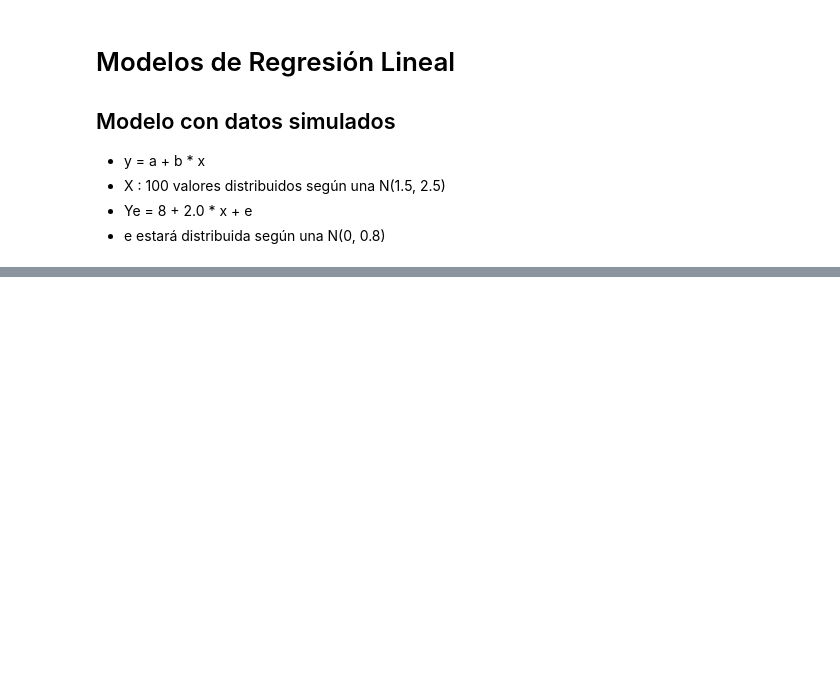
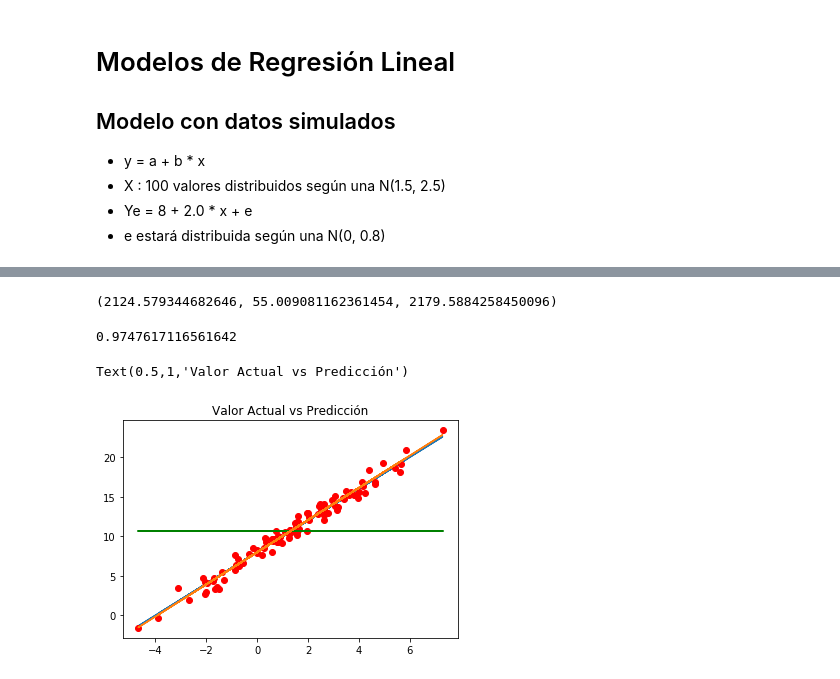
Before and after one commit to DGV1995/Machine-Learning-Data-Science, a Jupyter notebook: My notebooks/T4 - 1 - Linear Regression - Datos ficticios.ipynb, the cells around one changed output, grey strips where cells are left out. Cells and saved outputs as stored; diff of their text form; code cells hidden in the pictures; blank space fills up the shorter version.

Commit message:
Actualización de los notebooks

```diff
--- a/My notebooks/T4 - 1 - Linear Regression - Datos ficticios.ipynb
+++ b/My notebooks/T4 - 1 - Linear Regression - Datos ficticios.ipynb
@@ -110,0 +126,4 @@ plt.hist(data["y_prediccion"] - data["y_actual"])
+# %%
+beta = sum(data["beta_n"])/sum(data["beta_d"])
+# %%
+alpha = y_mean - beta*x_mean
@@ -110,0 +136,2 @@ plt.hist(data["y_prediccion"] - data["y_actual"])
+# %%
+data["y_model"] = alpha + beta*data["x"]
@@ -110,0 +151,21 @@ plt.hist(data["y_prediccion"] - data["y_actual"])
+# %%
+SSR, SSD, SST
+# %% [output]
+(2124.579344682646, 55.009081162361454, 2179.5884258450096)
+# %%
+R2 = SSR/SST #R cuadrado
+R2
+# %% [output]
+0.9747617116561642
+# %%
+y_mean = [np.mean(y_act) for i in range(1,len(x_list) + 1)]
+# %%
+%matplotlib inline
+plt.plot(x,y_pred)
+plt.plot(x,y_act, "ro")
+plt.plot(x,y_mean, "g")
+plt.plot(data["x"], data["y_model"])
+plt.title("Valor Actual vs Predicción")
+# %% [output]
+Text(0.5,1,'Valor Actual vs Predicción')
+[figure, added]
```
Also changed, not shown: parts of 17 cells of this notebook.
